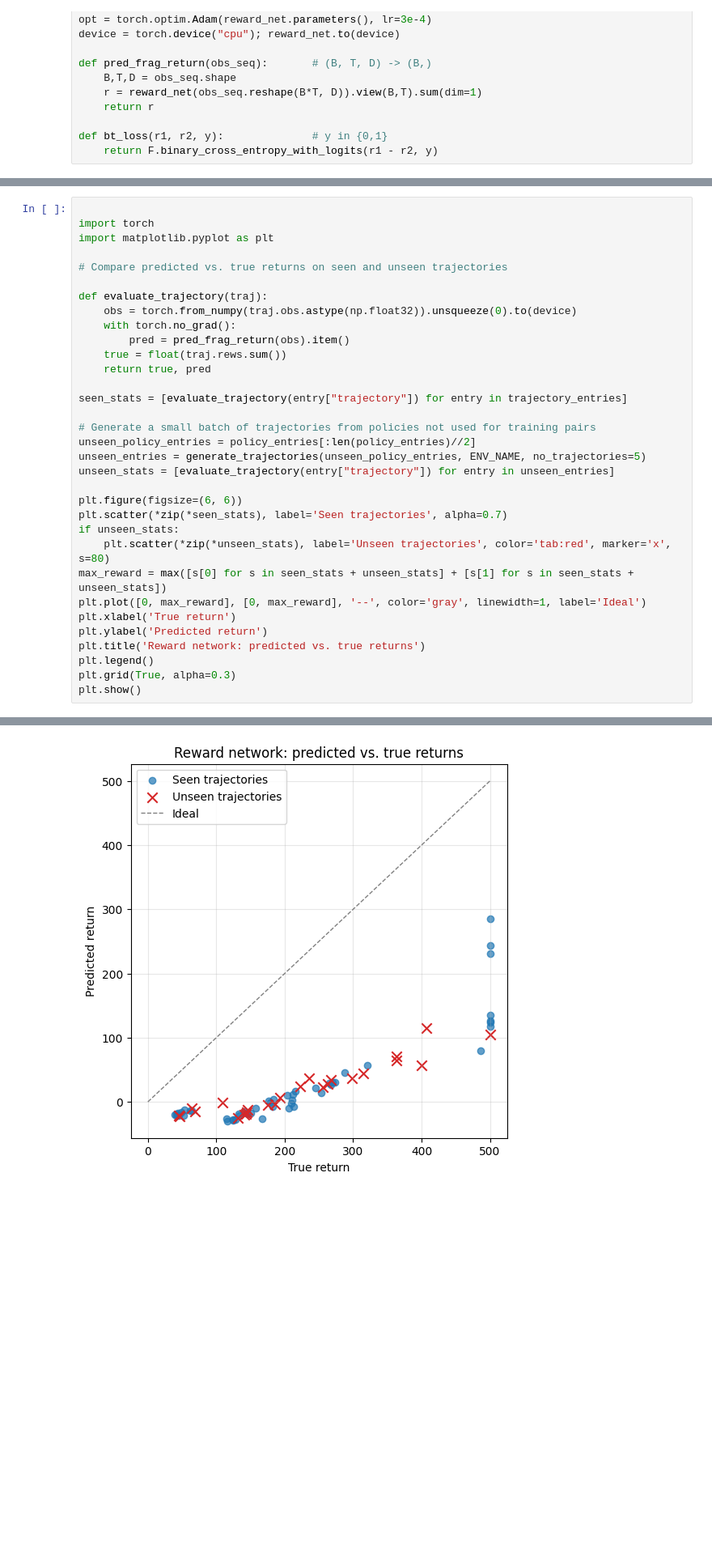
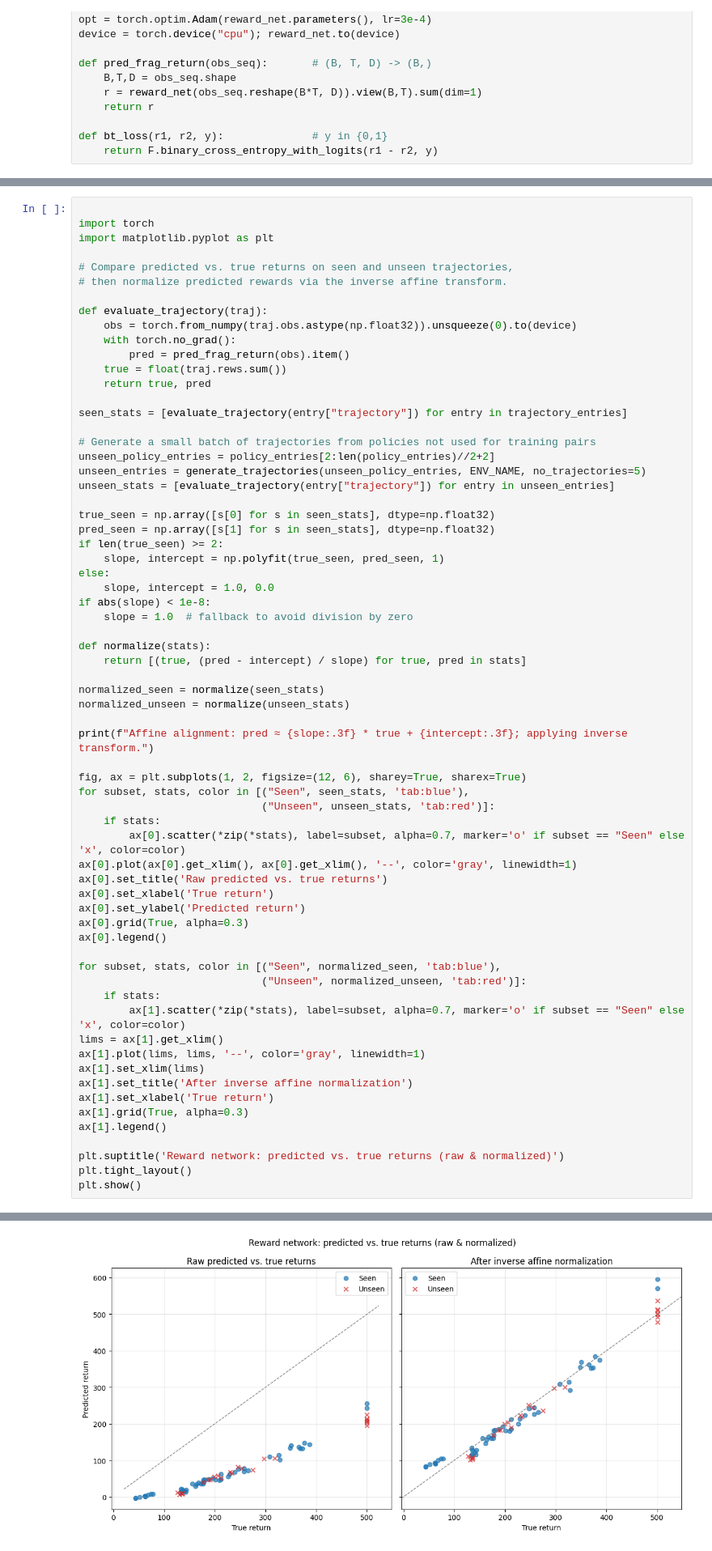
Before and after one commit to moritz-zoellner/imitation, a Jupyter notebook: src/imitation/trex_playground.ipynb, the cells around one changed output, grey strips where cells are left out. Shown: that part at 81% size. Cells and saved outputs as stored; diff of their text form; blank space fills up the shorter version.

```diff
--- a/src/imitation/trex_playground.ipynb
+++ b/src/imitation/trex_playground.ipynb
@@ -229,7 +248,8 @@ plt.show()
 import torch
 import matplotlib.pyplot as plt
 
-# Compare predicted vs. true returns on seen and unseen trajectories
+# Compare predicted vs. true returns on seen and unseen trajectories,
+# then normalize predicted rewards via the inverse affine transform.
 
 def evaluate_trajectory(traj):
     obs = torch.from_numpy(traj.obs.astype(np.float32)).unsqueeze(0).to(device)
@@ -241,20 +261,52 @@ def evaluate_trajectory(traj):
 seen_stats = [evaluate_trajectory(entry["trajectory"]) for entry in trajectory_entries]
 
 # Generate a small batch of trajectories from policies not used for training pairs
-unseen_policy_entries = policy_entries[:len(policy_entries)//2]
+unseen_policy_entries = policy_entries[2:len(policy_entries)//2+2]
 unseen_entries = generate_trajectories(unseen_policy_entries, ENV_NAME, no_trajectories=5)
 unseen_stats = [evaluate_trajectory(entry["trajectory"]) for entry in unseen_entries]
 
-plt.figure(figsize=(6, 6))
-plt.scatter(*zip(*seen_stats), label='Seen trajectories', alpha=0.7)
-if unseen_stats:
-    plt.scatter(*zip(*unseen_stats), label='Unseen trajectories', color='tab:red', marker='x', s=80)
-max_reward = max([s[0] for s in seen_stats + unseen_stats] + [s[1] for s in seen_stats + unseen_stats])
-plt.plot([0, max_reward], [0, max_reward], '--', color='gray', linewidth=1, label='Ideal')
-plt.xlabel('True return')
-plt.ylabel('Predicted return')
-plt.title('Reward network: predicted vs. true returns')
-plt.legend()
-plt.grid(True, alpha=0.3)
+true_seen = np.array([s[0] for s in seen_stats], dtype=np.float32)
+pred_seen = np.array([s[1] for s in seen_stats], dtype=np.float32)
+if len(true_seen) >= 2:
+    slope, intercept = np.polyfit(true_seen, pred_seen, 1)
+else:
+    slope, intercept = 1.0, 0.0
+if abs(slope) < 1e-8:
+    slope = 1.0  # fallback to avoid division by zero
+
+def normalize(stats):
+    return [(true, (pred - intercept) / slope) for true, pred in stats]
+
+normalized_seen = normalize(seen_stats)
+normalized_unseen = normalize(unseen_stats)
+
+print(f"Affine alignment: pred ≈ {slope:.3f} * true + {intercept:.3f}; applying inverse transform.")
+
+fig, ax = plt.subplots(1, 2, figsize=(12, 6), sharey=True, sharex=True)
+for subset, stats, color in [("Seen", seen_stats, 'tab:blue'),
+                             ("Unseen", unseen_stats, 'tab:red')]:
+    if stats:
+        ax[0].scatter(*zip(*stats), label=subset, alpha=0.7, marker='o' if subset == "Seen" else 'x', color=color)
+ax[0].plot(ax[0].get_xlim(), ax[0].get_xlim(), '--', color='gray', linewidth=1)
+ax[0].set_title('Raw predicted vs. true returns')
+ax[0].set_xlabel('True return')
+ax[0].set_ylabel('Predicted return')
+ax[0].grid(True, alpha=0.3)
+ax[0].legend()
+
+for subset, stats, color in [("Seen", normalized_seen, 'tab:blue'),
+                             ("Unseen", normalized_unseen, 'tab:red')]:
+    if stats:
+        ax[1].scatter(*zip(*stats), label=subset, alpha=0.7, marker='o' if subset == "Seen" else 'x', color=color)
+lims = ax[1].get_xlim()
+ax[1].plot(lims, lims, '--', color='gray', linewidth=1)
+ax[1].set_xlim(lims)
+ax[1].set_title('After inverse affine normalization')
+ax[1].set_xlabel('True return')
+ax[1].grid(True, alpha=0.3)
+ax[1].legend()
+
+plt.suptitle('Reward network: predicted vs. true returns (raw & normalized)')
+plt.tight_layout()
 plt.show()
 # %% [output]
@@ -261 +314 @@ plt.show()
-[figure, old version]
+[figure, new version]
```
Also changed, not shown: parts of 8 cells of this notebook, 34 other files.
